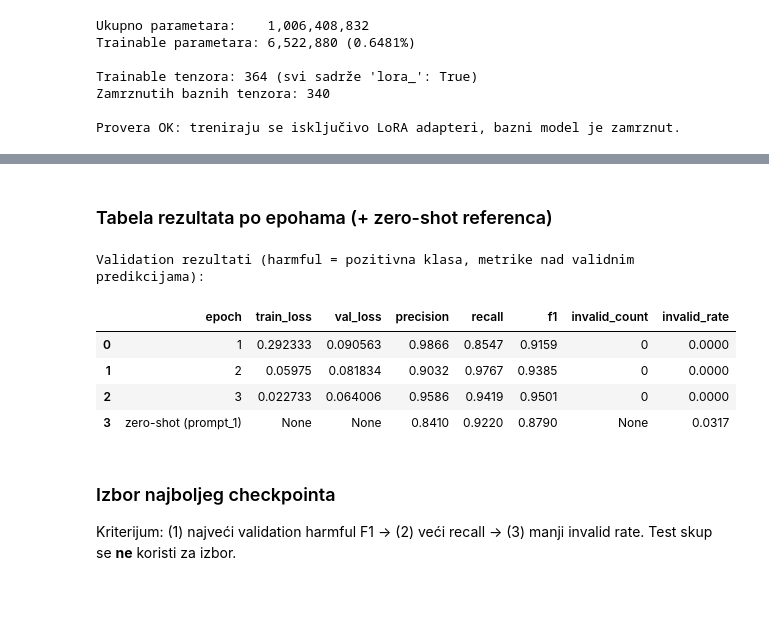
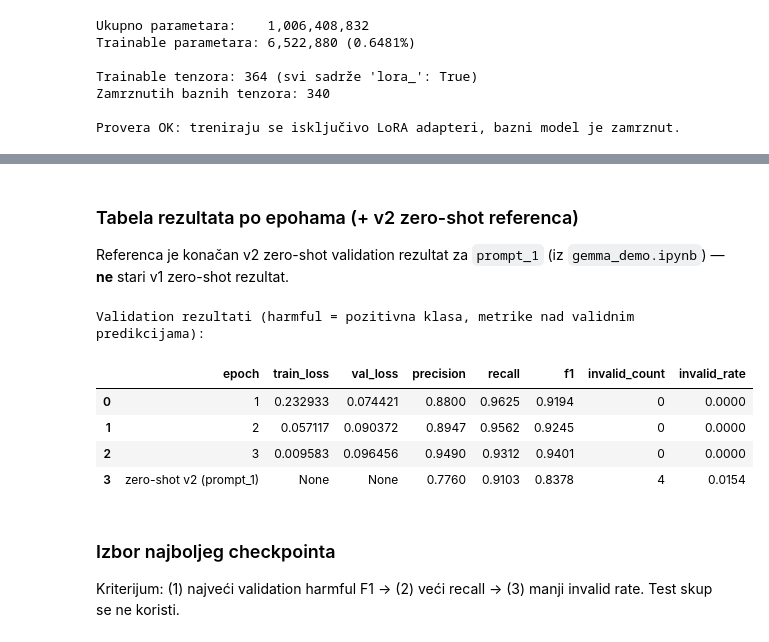
Before and after one commit to NovakTJ/psiml-safety-classifier, a Jupyter notebook: scripts/model/gemma_lora.ipynb, the cells around one changed output, grey strips where cells are left out. Saved outputs shown, nothing was run; the diff lists cells and outputs as text; code cells hidden in the pictures; blank space fills up the shorter version.

```diff
--- a/scripts/model/gemma_lora.ipynb
+++ b/scripts/model/gemma_lora.ipynb
@@ -70,3 +0,0 @@ Broj redova: 2471
-# %%
-df["response"] = df["response"].fillna("")
-print("Prazni odgovori (response == \"\"):", (df["response"] == "").sum())
@@ -713,0 +111,10 @@ Builder definisan (head-tail truncation + loss masking).
+# %%
+import pandas as pd
+
+V2_DATA_DIR = "/home/mls01/data/gemma_v2_no_refusal"
+
+train_df = pd.read_json(f"{V2_DATA_DIR}/train.jsonl", lines=True)
+val_df = pd.read_json(f"{V2_DATA_DIR}/validation.jsonl", lines=True)
+
+for name, split_df in [("train", train_df), ("validation", val_df)]:
+    print(f"{name}: {len(split_df)} redova, {split_df['original_idx'].nunique()} original_idx grupa")
@@ -772,13 +417,15 @@ Provera OK: target labela i <end_of_turn> su sačuvani u svakom primeru.
 # %%
 trunc_idx = train_meta_df.index[train_meta_df["truncated"]].tolist()
 show_idx = trunc_idx[:2]
+
+if not show_idx:
+    print("Nijedan train primer nije skraćen na max_seq_length =", MAX_SEQ_LENGTH, "- nema šta da se prikaže.")
 
 for i in show_idx:
     row = train_df.iloc[i]
     ex = build_example(row["prompt"], row["response"], row["final_label"])
     print("=" * 100)
-    print(f"row_id={row['row_id']} | final_label={row['final_label']} | "
-          f"originalno {train_df.iloc[i]['input_token_count']} tokena -> {ex['n_tokens']} tokena")
+    print(f"row_id={row['row_id']} | final_label={row['final_label']} | -> {ex['n_tokens']} tokena")
     print("-" * 100)
     print(f"PROMPT pre  ({len(row['prompt'])} chars): {row['prompt'][:150]!r} ... {row['prompt'][-100:]!r}")
     print(f"PROMPT posle ({len(ex['trunc_prompt'])} chars): {ex['trunc_prompt'][:150]!r} ... {ex['trunc_prompt'][-100:]!r}")
@@ -1184,11 +809,9 @@ protiv fragmentacije. **Nijedan zaključani hiperparametar nije promenjen.**
 # %%
 import shutil
-from pathlib import Path
 from transformers import Trainer, TrainingArguments
 
-OUTPUT_DIR = Path("/home/mls01/scripts/model/results/gemma_lora_pilot_r8_lr2e4_seed42")
+OUTPUT_DIR = Path("/home/mls01/scripts/model/results/gemma_lora_pilot_v2_no_refusal_r8_lr2e4_seed42")
 
-# Očisti checkpointe zaostale iz prethodnog (OOM) pokušaja da run bude reproducibilan.
 if OUTPUT_DIR.exists():
     for stale in OUTPUT_DIR.glob("checkpoint-*"):
         if stale.is_dir():
@@ -1220,7 +843,7 @@ training_args = TrainingArguments(
     save_total_limit=None,
     gradient_checkpointing=PILOT_CONFIG["gradient_checkpointing"],
     gradient_checkpointing_kwargs={"use_reentrant": False},
-    prediction_loss_only=True,   # eval računa samo loss (bez gomilanja 262k-vocab logita)
+    prediction_loss_only=True,
     remove_unused_columns=False,
     label_names=["labels"],
     report_to="none",
@@ -1435,39 +1053,42 @@ The following generation flags are not valid and may be ignored: ['top_p', 'top_
-# %% [markdown]
-### Tabela rezultata po epohama (+ zero-shot referenca)
+# %% [markdown]
+### Tabela rezultata po epohama (+ v2 zero-shot referenca)
+
+Referenca je konačan v2 zero-shot validation rezultat za `prompt_1`
+(iz `gemma_demo.ipynb`) — **ne** stari v1 zero-shot rezultat.
 # %%
 ZERO_SHOT_BASELINE = {
-    "epoch": "zero-shot (prompt_1)",
+    "epoch": "zero-shot v2 (prompt_1)",
     "train_loss": None,
     "val_loss": None,
-    "precision": 0.841,
-    "recall": 0.922,
-    "f1": 0.879,
-    "invalid_count": None,
-    "invalid_rate": 0.0317,
+    "precision": 0.7760,
+    "recall": 0.9103,
+    "f1": 0.8378,
+    "invalid_count": 4,
+    "invalid_rate": 0.0154,
 }
 
 display_cols = ["epoch", "train_loss", "val_loss", "precision", "recall", "f1",
                 "invalid_count", "invalid_rate"]
 
 comparison_df = pd.concat(
     [training_history_df[display_cols], pd.DataFrame([ZERO_SHOT_BASELINE])[display_cols]],
     ignore_index=True,
 )
 
 print("Validation rezultati (harmful = pozitivna klasa, metrike nad validnim predikcijama):")
 comparison_df.round(4)
 # %% [output]
 Validation rezultati (harmful = pozitivna klasa, metrike nad validnim predikcijama):
 |  | epoch | train_loss | val_loss | precision | recall | f1 | invalid_count | invalid_rate |
-| 0 | 1 | 0.292333 | 0.090563 | 0.9866 | 0.8547 | 0.9159 | 0 | 0.0000 |
-| 1 | 2 | 0.05975 | 0.081834 | 0.9032 | 0.9767 | 0.9385 | 0 | 0.0000 |
-| 2 | 3 | 0.022733 | 0.064006 | 0.9586 | 0.9419 | 0.9501 | 0 | 0.0000 |
-| 3 | zero-shot (prompt_1) | None | None | 0.8410 | 0.9220 | 0.8790 | None | 0.0317 |
+| 0 | 1 | 0.232933 | 0.074421 | 0.8800 | 0.9625 | 0.9194 | 0 | 0.0000 |
+| 1 | 2 | 0.057117 | 0.090372 | 0.8947 | 0.9562 | 0.9245 | 0 | 0.0000 |
+| 2 | 3 | 0.009583 | 0.096456 | 0.9490 | 0.9312 | 0.9401 | 0 | 0.0000 |
+| 3 | zero-shot v2 (prompt_1) | None | None | 0.7760 | 0.9103 | 0.8378 | 4 | 0.0154 |
 # %% [markdown]
 ### Izbor najboljeg checkpointa
 
-Kriterijum: (1) najveći validation harmful F1 → (2) veći recall → (3) manji invalid rate.
-Test skup se **ne** koristi za izbor.
+Kriterijum: (1) najveći validation harmful F1 → (2) veći recall →
+(3) manji invalid rate. Test skup se ne koristi.
 # %%
 ranked = training_history_df.sort_values(
     by=["f1", "recall", "invalid_rate"],
```
Also changed, not shown: parts of 160 cells of this notebook, 2 other files.
